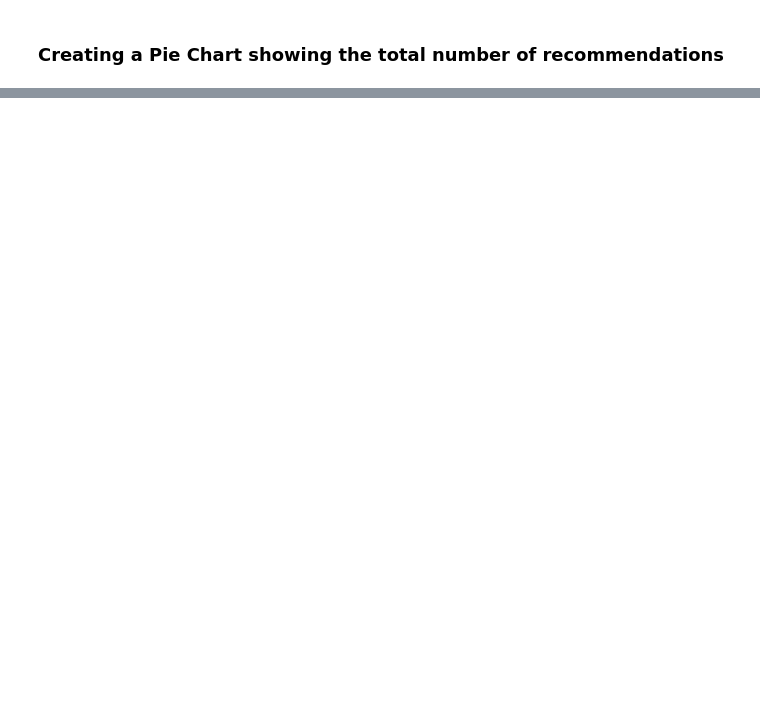
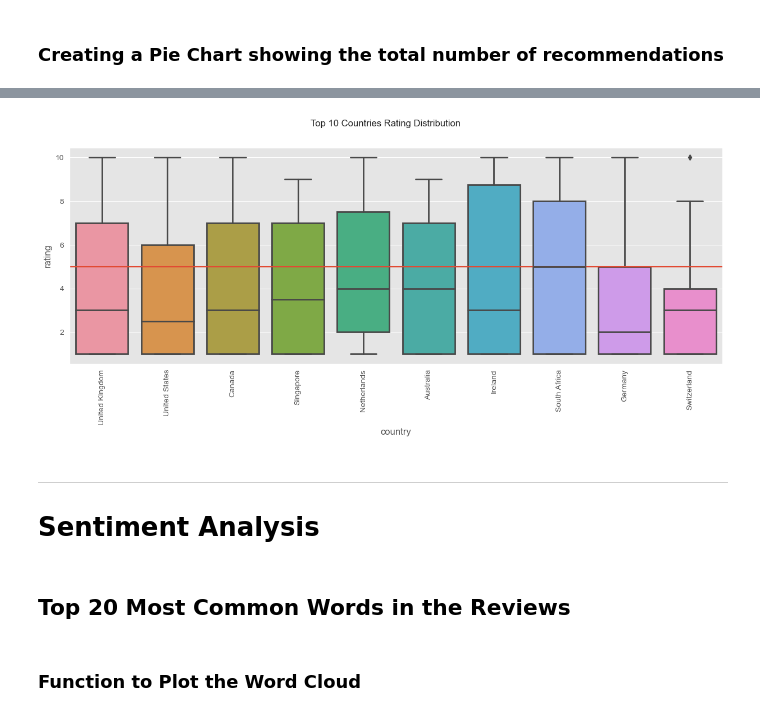
Before and after one commit to Shimmy-Shams-007/Web-Scraping-To-Gain-Company-Insights, a Jupyter notebook: BA_Task_1.ipynb, the cells around one changed output, grey strips where cells are left out. Saved outputs shown, nothing was run; the diff lists cells and outputs as text; code cells hidden in the pictures; blank space fills up the shorter version.

```diff
--- a/BA_Task_1.ipynb
+++ b/BA_Task_1.ipynb
@@ -272,0 +305,6 @@ Text(0.5, 1.0, 'Pie Chart of the Total Recommendations by Category')
+# %%
+# First lets establish the review categories
+df["Overall Rating"] = "Bad"
+df.loc[(df['rating'] > 4) & (df['rating'] <= 7), "Overall Rating"] = 'Fair'
+df.loc[(df['rating'] > 7) & (df['rating'] <= 10), "Overall Rating"] = 'Excellent'
+df.head()
@@ -272,0 +362,19 @@ Text(0.5, 1.0, 'Pie Chart of the Total Recommendations by Category')
+# %%
+top_10_group = df.groupby(['country']).size().reset_index().sort_values(0, ascending = False).head(10)
+top_10_list = top_10_group['country'].tolist()
+top_10_country = df[df['country'].isin(top_10_list)]
+fig, ax = plt.subplots()
+fig.set_size_inches(15, 5)
+ax = sns.boxplot(x ='country',
+                    y = 'rating',
+                    data = top_10_country,
+                    linewidth = 2)
+ax.axhline(5)
+plt.suptitle('Top 10 Countries Rating Distribution')
+plt.xticks(rotation=90)
+plt.show()
+# %% [output]
+[figure, added]
+# %% [markdown]
+---
+# Sentiment Analysis
@@ -272,0 +384,2 @@ Text(0.5, 1.0, 'Pie Chart of the Total Recommendations by Category')
+# %% [markdown]
+## Top 20 Most Common Words in the Reviews
@@ -272,0 +394,2 @@ Text(0.5, 1.0, 'Pie Chart of the Total Recommendations by Category')
+# %% [markdown]
+### Function to Plot the Word Cloud
```
Also changed, not shown: parts of 23 cells of this notebook, 1 other file.
